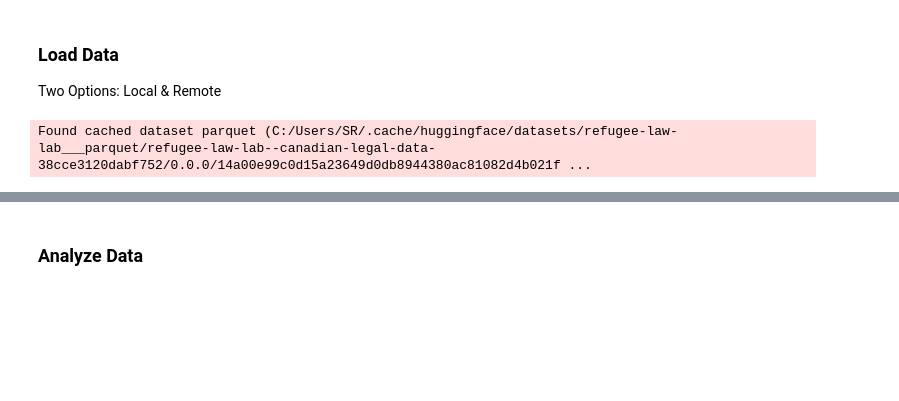
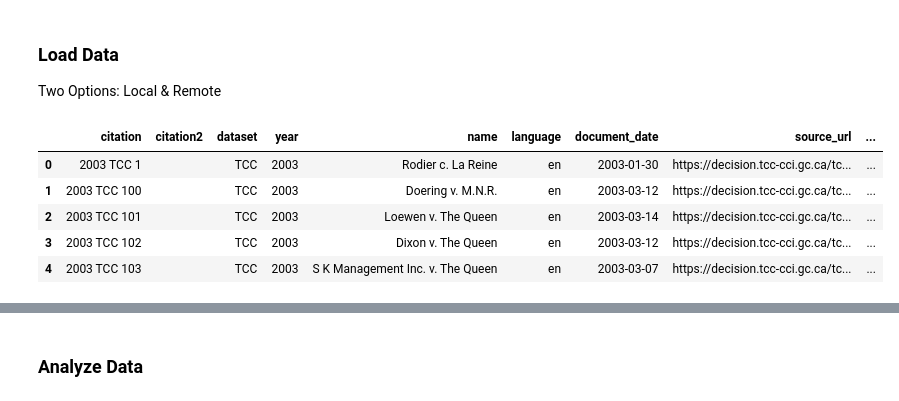
Before and after one commit to Refugee-Law-Lab/tcc_bulk_data, a Jupyter notebook: load_and_analyze_tcc_cases.ipynb, the cells around one changed output, grey strips where cells are left out. Drawn from its saved outputs; the diff is of its cells as text; code cells hidden in the pictures; blank space fills up the shorter version.

```diff
--- a/load_and_analyze_tcc_cases.ipynb
+++ b/load_and_analyze_tcc_cases.ipynb
@@ -53,15 +53,22 @@ Two Options: Local & Remote
 # %%
 # OPTION 1: Load Hugging Face dataset
 
 from datasets import load_dataset
 import pandas as pd
 
-dataset = load_dataset("refugee-law-lab/canadian-legal-data", split="train", data_dir="TCC")
+dataset = load_dataset("refugee-law-lab/canadian-legal-data", "TCC", split="train")
 
 # convert to dataframe
 df = pd.DataFrame(dataset)
+
+df.head()
 # %% [output]
-Found cached dataset parquet (C:/Users/SR/.cache/huggingface/datasets/refugee-law-lab___parquet/refugee-law-lab--canadian-legal-data-38cce3120dabf752/0.0.0/14a00e99c0d15a23649d0db8944380ac81082d4b021f ...
+|  | citation | citation2 | dataset | year | name | language | document_date | source_url | ... |
+| 0 | 2003 TCC 1 |  | TCC | 2003 | Rodier c. La Reine | en | 2003-01-30 | https://decision.tcc-cci.gc.ca/tc... | ... |
+| 1 | 2003 TCC 100 |  | TCC | 2003 | Doering v. M.N.R. | en | 2003-03-12 | https://decision.tcc-cci.gc.ca/tc... | ... |
+| 2 | 2003 TCC 101 |  | TCC | 2003 | Loewen v. The Queen | en | 2003-03-14 | https://decision.tcc-cci.gc.ca/tc... | ... |
+| 3 | 2003 TCC 102 |  | TCC | 2003 | Dixon v. The Queen | en | 2003-03-12 | https://decision.tcc-cci.gc.ca/tc... | ... |
+| 4 | 2003 TCC 103 |  | TCC | 2003 | S K Management Inc. v. The Queen | en | 2003-03-07 | https://decision.tcc-cci.gc.ca/tc... | ... |
 # %%
 # OPTION 2: Load parquet data remotely from Huggingface without cloning repo
 import pandas as pd
```
Also changed, not shown: parts of 3 cells of this notebook.
